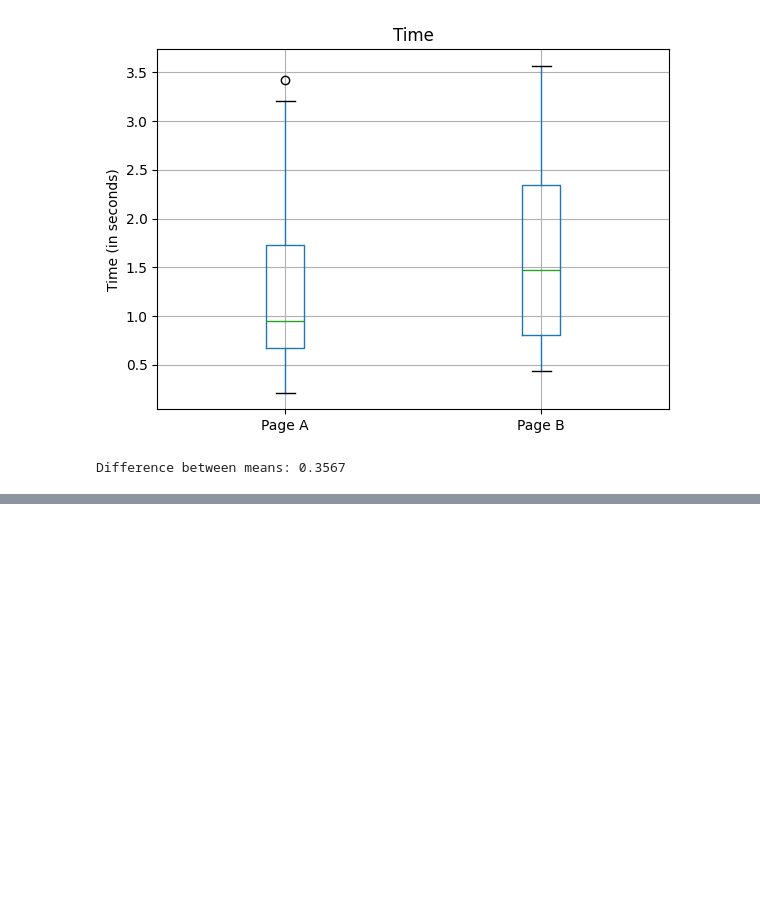
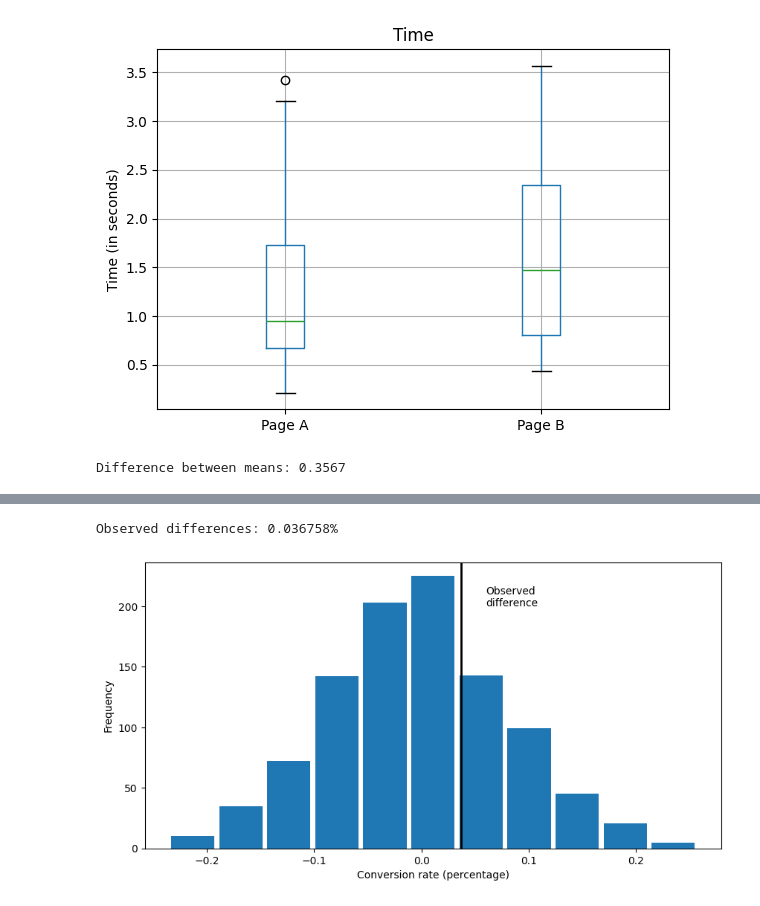
Before and after one commit to Drieger/practical-statistics-for-data-scientists, a Jupyter notebook: 3. Statistical Experiments and Significance Testing/statistical_experiments_and_significance_testing.ipynb, the cells around one changed output, grey strips where cells are left out. Saved outputs shown, nothing was run; the diff lists cells and outputs as text; code cells hidden in the pictures; blank space fills up the shorter version.

```diff
--- a/3. Statistical Experiments and Significance Testing/statistical_experiments_and_significance_testing.ipynb
+++ b/3. Statistical Experiments and Significance Testing/statistical_experiments_and_significance_testing.ipynb
@@ -174,0 +199,20 @@ print(np.mean(perm_diffs > mean_b - mean_a))
+# %%
+obs_pct_diff = 100 * (200/23739 - 182/22588)
+print(f'Observed differences: {obs_pct_diff:4f}%')
+
+conversions = [0] * 45945
+conversions.extend([1] * 382)
+conversions = pd.Series(conversions)
+
+perm_diffs = [100 * perm_fun(conversions, 23739, 22588) for _ in range(1000)]
+
+fig, ax = plt.subplots(figsize=(10, 5))
+ax.hist(perm_diffs, bins=11, rwidth=0.9)
+ax.axvline(x=obs_pct_diff, color='black', lw=2)
+ax.text(0.06, 200, 'Observed\ndifference')
+ax.set_xlabel('Conversion rate (percentage)')
+ax.set_ylabel('Frequency')
+plt.show()
+# %% [output]
+Observed differences: 0.036758%
+[figure, added]
```
Also changed, not shown: parts of 8 cells of this notebook.
